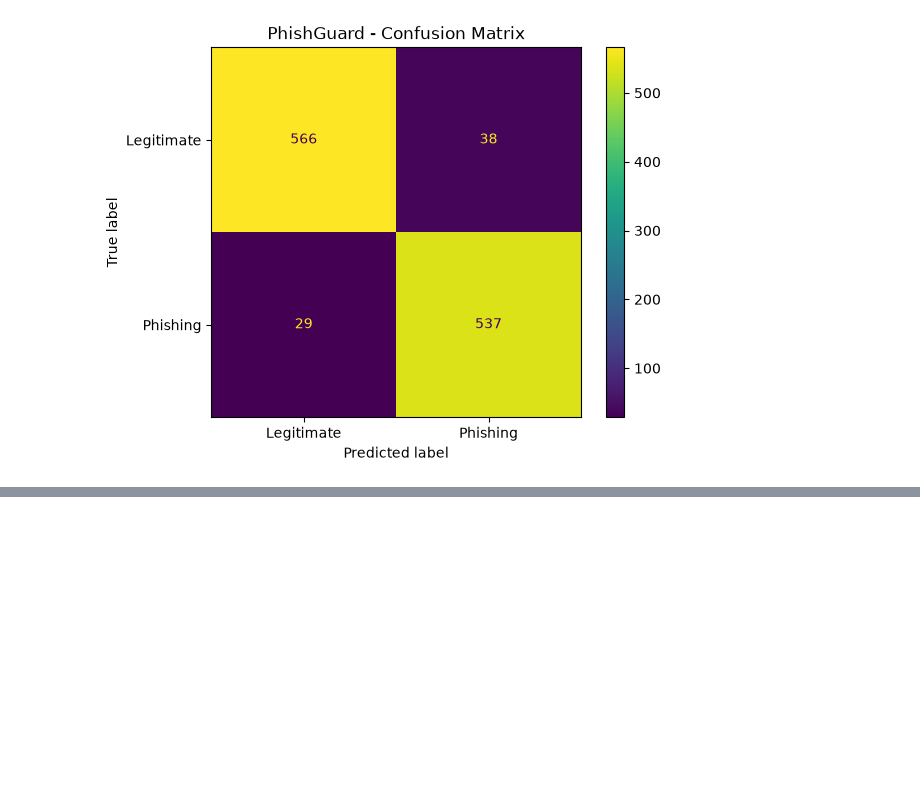
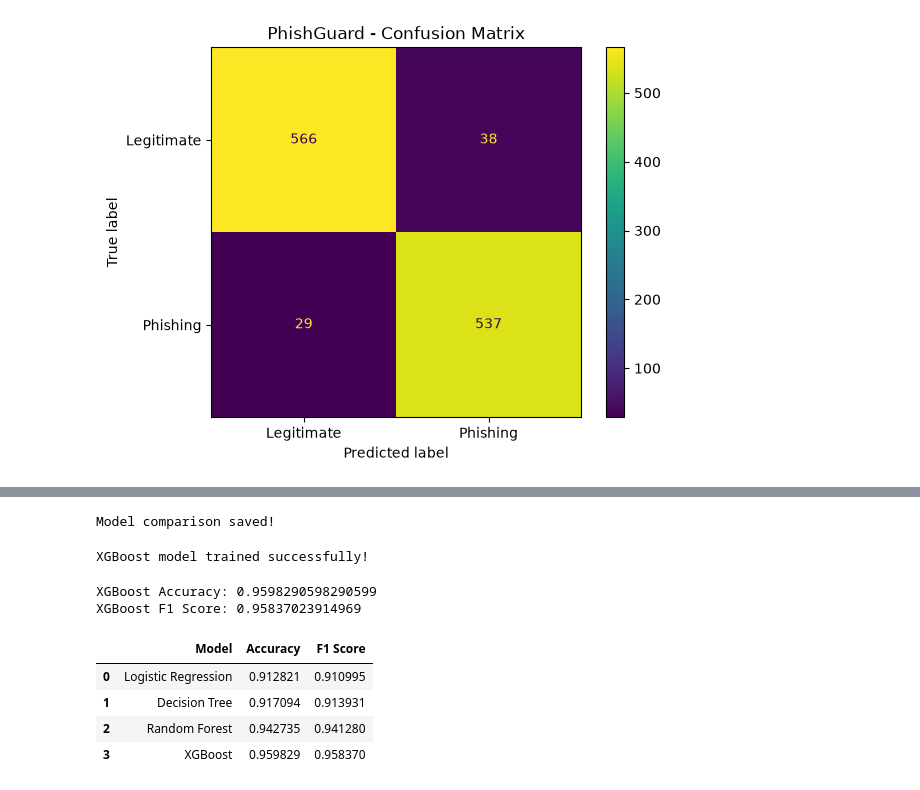
Before and after one commit to Lipun17/PhishGuard, a Jupyter notebook: notebooks/01_dataset_exploration.ipynb, the cells around one changed output, grey strips where cells are left out. Cells and saved outputs as stored; diff of their text form; code cells hidden in the pictures; blank space fills up the shorter version.

```diff
--- a/notebooks/01_dataset_exploration.ipynb
+++ b/notebooks/01_dataset_exploration.ipynb
@@ -460,0 +481,8 @@ plt.show()
+# %%
+from sklearn.metrics import accuracy_score, f1_score
+
+logistic_accuracy = accuracy_score(y_test, logistic_pred)
+logistic_f1 = f1_score(y_test, logistic_pred)
+
+print("Logistic Regression Accuracy:", logistic_accuracy)
+print("Logistic Regression F1 Score:", logistic_f1)
@@ -460,0 +555,9 @@ plt.show()
+# %%
+model_comparison.to_csv(
+    "../data/processed/model_comparison.csv",
+    index=False
+)
+
+print("Model comparison saved!")
+# %% [output]
+Model comparison saved!
@@ -460,0 +566,42 @@ plt.show()
+# %%
+xgb_model = XGBClassifier(
+    n_estimators=200,
+    max_depth=6,
+    learning_rate=0.1,
+    random_state=42,
+    eval_metric="logloss"
+)
+
+xgb_model.fit(X_train, y_train)
+
+print("XGBoost model trained successfully!")
+# %% [output]
+XGBoost model trained successfully!
+# %%
+xgb_pred = xgb_model.predict(X_test)
+
+xgb_accuracy = accuracy_score(y_test, xgb_pred)
+xgb_f1 = f1_score(y_test, xgb_pred)
+
+print("XGBoost Accuracy:", xgb_accuracy)
+print("XGBoost F1 Score:", xgb_f1)
+# %% [output]
+XGBoost Accuracy: 0.9598290598290599
+XGBoost F1 Score: 0.95837023914969
+# %%
+model_comparison = pd.concat([
+    model_comparison,
+    pd.DataFrame({
+        "Model": ["XGBoost"],
+        "Accuracy": [xgb_accuracy],
+        "F1 Score": [xgb_f1]
+    })
+], ignore_index=True)
+
+model_comparison
+# %% [output]
+|  | Model | Accuracy | F1 Score |
+| 0 | Logistic Regression | 0.912821 | 0.910995 |
+| 1 | Decision Tree | 0.917094 | 0.913931 |
+| 2 | Random Forest | 0.942735 | 0.941280 |
+| 3 | XGBoost | 0.959829 | 0.958370 |
```
Also changed, not shown: parts of 12 cells of this notebook.
